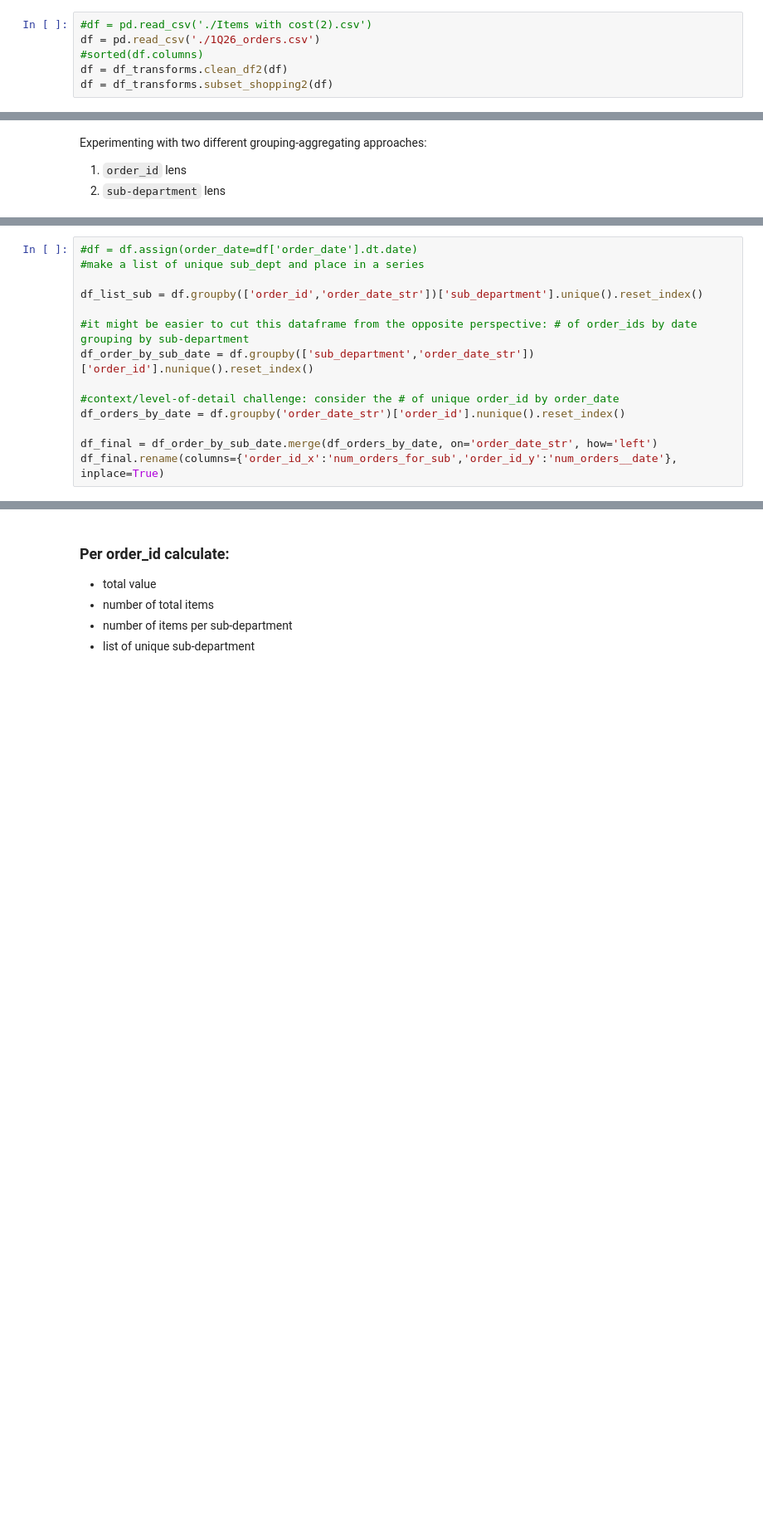
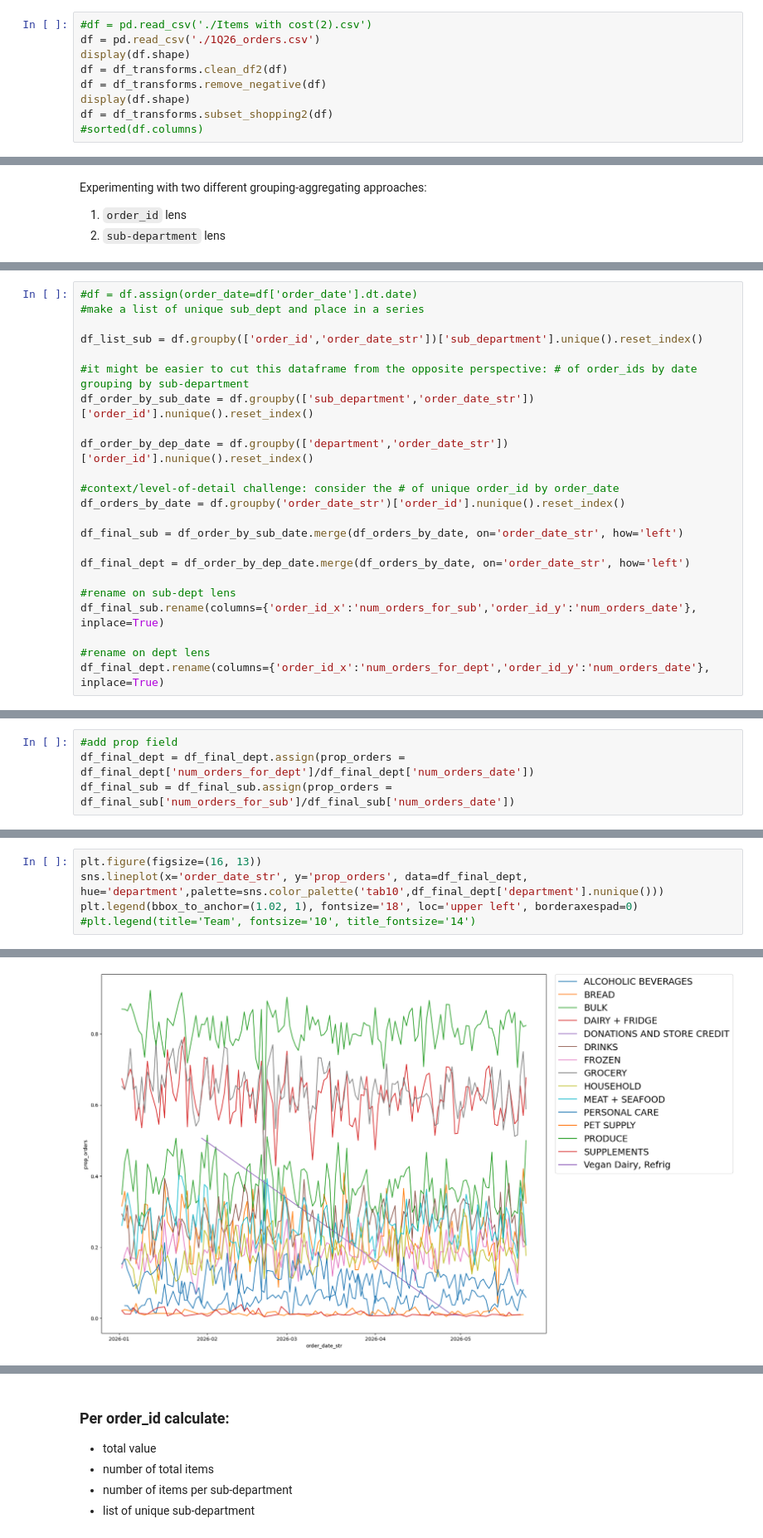
Before and after one commit to calleja/merchAnalysis, a Jupyter notebook: cart_analysis/cart_analysis.ipynb, the cells around one changed output, grey strips where cells are left out. Shown at 83% size. Cells and saved outputs as stored; diff of their text form; blank space fills up the shorter version.

```diff
--- a/cart_analysis/cart_analysis.ipynb
+++ b/cart_analysis/cart_analysis.ipynb
@@ -178,6 +180,9 @@ import cart_analysis_package.df_transforms as df_transforms
 # %%
 #df = pd.read_csv('./Items with cost(2).csv')
 df = pd.read_csv('./1Q26_orders.csv')
+display(df.shape)
+df = df_transforms.clean_df2(df)
+df = df_transforms.remove_negative(df)
+display(df.shape)
+df = df_transforms.subset_shopping2(df)
 #sorted(df.columns)
-df = df_transforms.clean_df2(df)
-df = df_transforms.subset_shopping2(df)
@@ -214,8 +209,17 @@ df_list_sub = df.groupby(['order_id','order_date_str'])['sub_department'].unique
 #it might be easier to cut this dataframe from the opposite perspective: # of order_ids by date grouping by sub-department
 df_order_by_sub_date = df.groupby(['sub_department','order_date_str'])['order_id'].nunique().reset_index()
 
+df_order_by_dep_date = df.groupby(['department','order_date_str'])['order_id'].nunique().reset_index()
+
 #context/level-of-detail challenge: consider the # of unique order_id by order_date
 df_orders_by_date = df.groupby('order_date_str')['order_id'].nunique().reset_index()
 
-df_final = df_order_by_sub_date.merge(df_orders_by_date, on='order_date_str', how='left')
-df_final.rename(columns={'order_id_x':'num_orders_for_sub','order_id_y':'num_orders__date'}, inplace=True)
+df_final_sub = df_order_by_sub_date.merge(df_orders_by_date, on='order_date_str', how='left')
+
+df_final_dept = df_order_by_dep_date.merge(df_orders_by_date, on='order_date_str', how='left')
+
+#rename on sub-dept lens
+df_final_sub.rename(columns={'order_id_x':'num_orders_for_sub','order_id_y':'num_orders_date'}, inplace=True)
+
+#rename on dept lens
+df_final_dept.rename(columns={'order_id_x':'num_orders_for_dept','order_id_y':'num_orders_date'}, inplace=True)
@@ -254,0 +226,4 @@ df_final.head()
+# %%
+#add prop field
+df_final_dept = df_final_dept.assign(prop_orders = df_final_dept['num_orders_for_dept']/df_final_dept['num_orders_date'])
+df_final_sub = df_final_sub.assign(prop_orders = df_final_sub['num_orders_for_sub']/df_final_sub['num_orders_date'])
@@ -254,0 +238,6 @@ df_final.head()
+# %%
+plt.figure(figsize=(16, 13))
+sns.lineplot(x='order_date_str', y='prop_orders', data=df_final_dept, hue='department',palette=sns.color_palette('tab10',df_final_dept['department'].nunique()))
+plt.legend(bbox_to_anchor=(1.02, 1), fontsize='18', loc='upper left', borderaxespad=0)
+#plt.legend(title='Team', fontsize='10', title_fontsize='14')
+# %% [output]
@@ -254,0 +245 @@ df_final.head()
+[figure, added]
```
Also changed, not shown: parts of 19 cells of this notebook, 2 other files.
